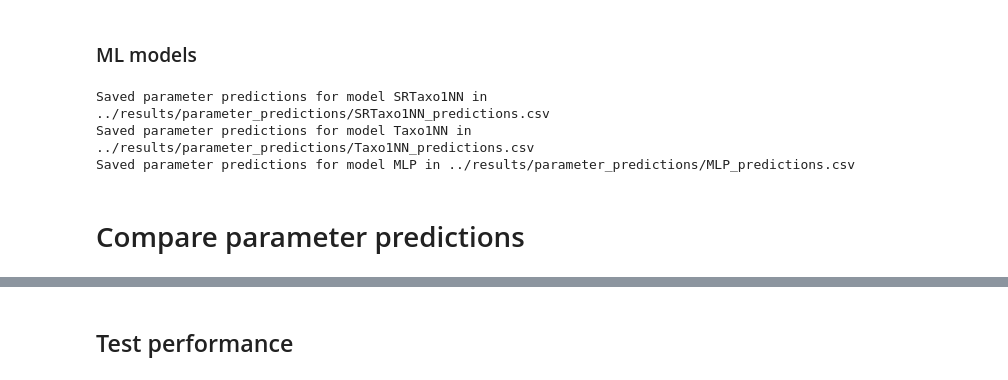
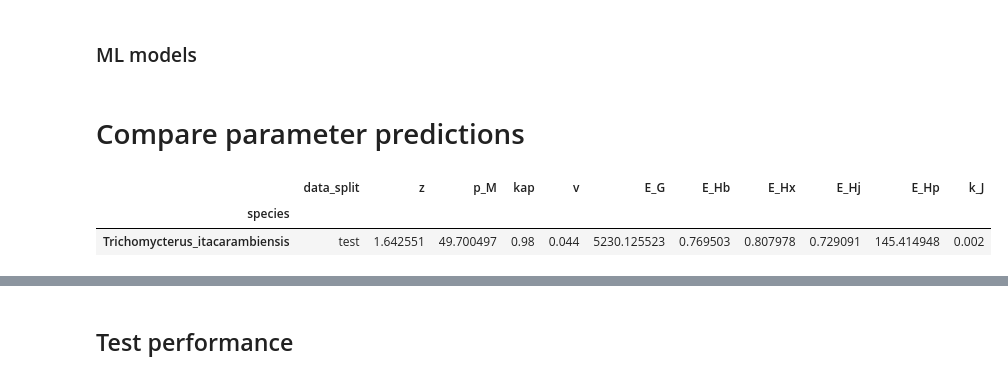
Before and after one commit to diogo-f-oliveira/DEB_ML_Init, a Jupyter notebook: notebooks/Evaluate ML models.ipynb, the cells around one changed output, grey strips where cells are left out. Saved outputs shown, nothing was run; the diff lists cells and outputs as text; code cells hidden in the pictures.

```diff
--- a/notebooks/Evaluate ML models.ipynb
+++ b/notebooks/Evaluate ML models.ipynb
@@ -278,11 +256,14 @@ def save_parameter_predictions(model_type):
 
     return pars_df
 # %%
-for model_type in best_models:
-    save_parameter_predictions(model_type)
+#for model_type in best_models:
+#    save_parameter_predictions(model_type)
-# %% [output]
-Saved parameter predictions for model SRTaxo1NN in ../results/parameter_predictions/SRTaxo1NN_predictions.csv
-Saved parameter predictions for model Taxo1NN in ../results/parameter_predictions/Taxo1NN_predictions.csv
-Saved parameter predictions for model MLP in ../results/parameter_predictions/MLP_predictions.csv
 # %% [markdown]
 # Compare parameter predictions
+# %%
+df = pd.read_csv(f'../results/parameter_predictions/MLPSC_predictions.csv', index_col=0)
+df[df['E_Hj'] <= df['E_Hb']]
+# %% [output]
+|  | data_split | z | p_M | kap | v | E_G | E_Hb | E_Hx | E_Hj | E_Hp | k_J |
+| species |  |  |  |  |  |  |  |  |  |  |  |
+| Trichomycterus_itacarambiensis | test | 1.642551 | 49.700497 | 0.98 | 0.044 | 5230.125523 | 0.769503 | 0.807978 | 0.729091 | 145.414948 | 0.002 |
```
Also changed, not shown: parts of 25 cells of this notebook.
